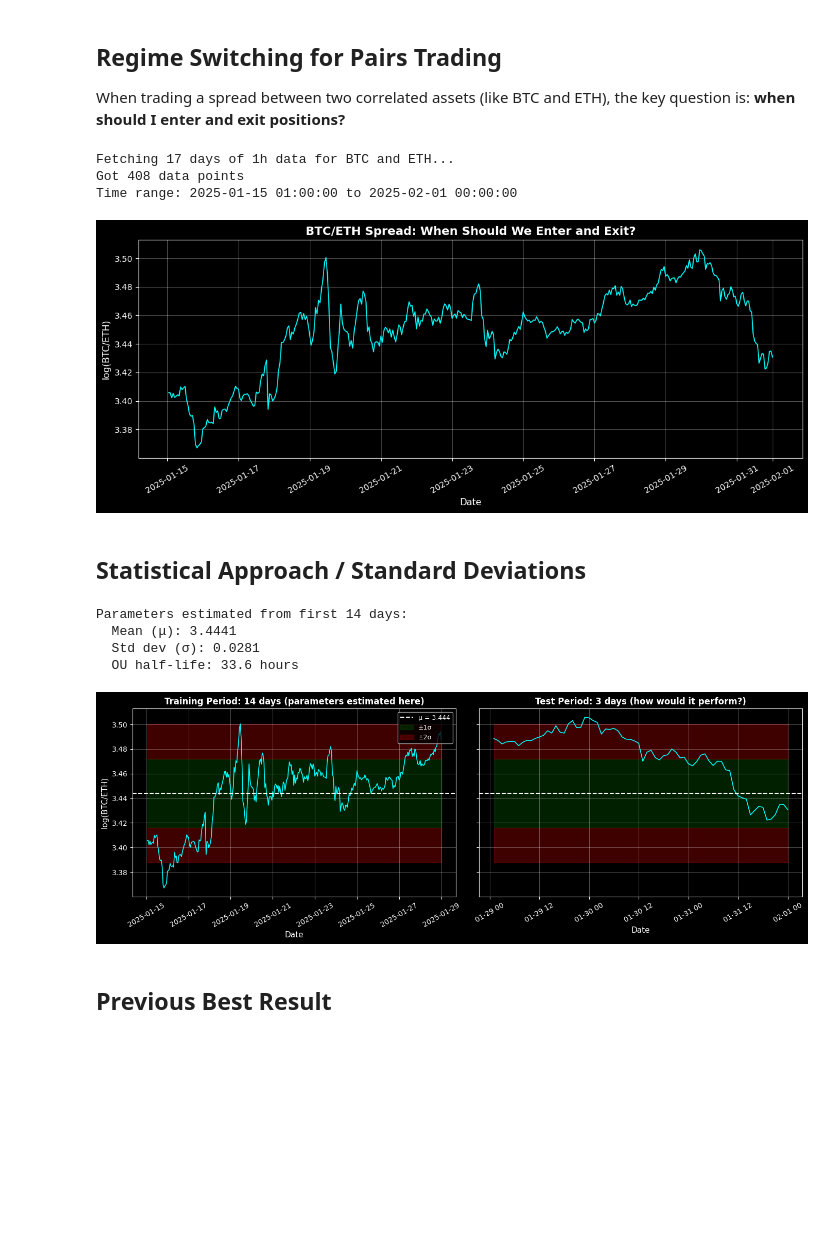
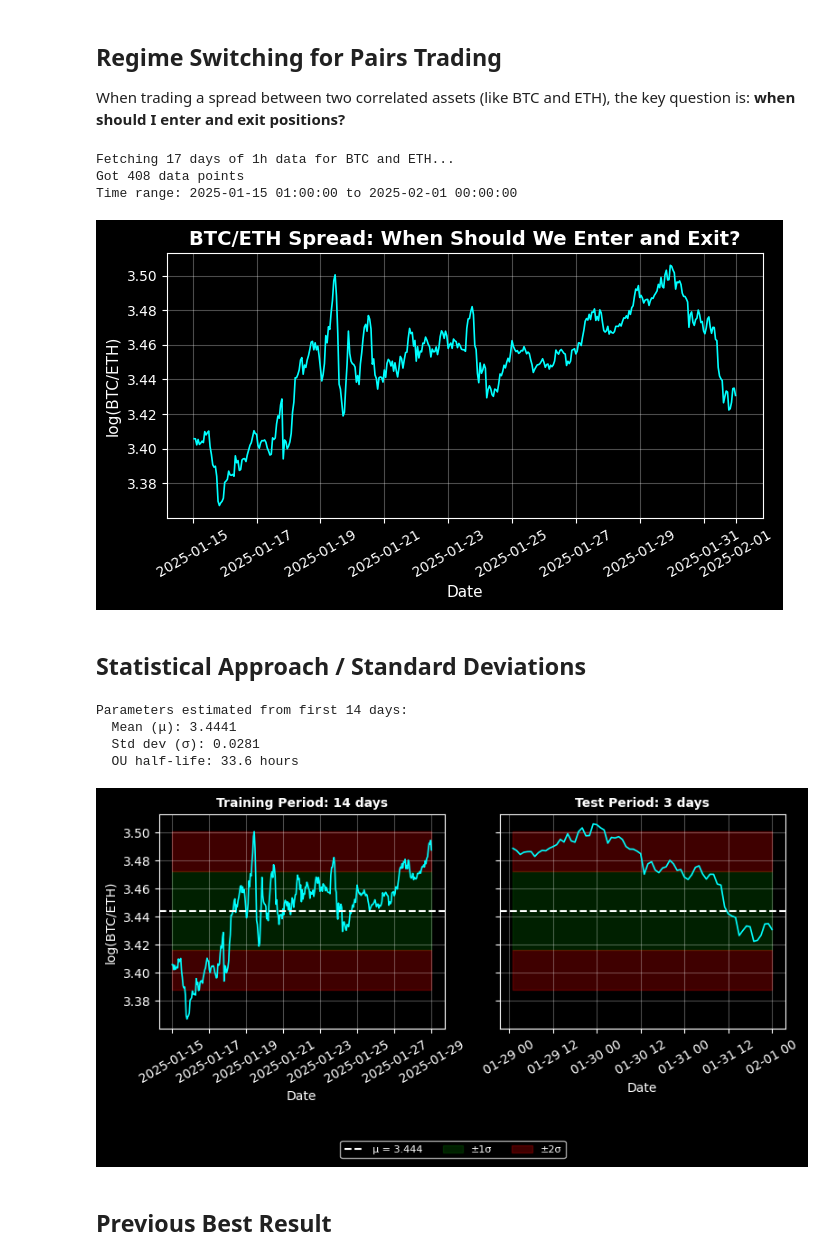
Before and after one commit to ChadThackray/regime-switching-2025, a Jupyter notebook: video.ipynb, the cells around one changed output. Cells and saved outputs as stored; diff of their text form; code cells hidden in the pictures; blank space fills up the shorter version.

Commit message:
Make graph sizes more appropriate

```diff
--- a/video.ipynb
+++ b/video.ipynb
@@ -6,28 +6,28 @@ When trading a spread between two correlated assets (like BTC and ETH), the key
 # %%
 import numpy as np
 import pandas as pd
 import matplotlib.pyplot as plt
 from fetch_data import fetch_btc_eth_history
 from datetime import datetime
 
 # Fetch 17 days of hourly BTC/ETH data
 plt.style.use("dark_background")
 df = fetch_btc_eth_history(days=17, interval="1h", end_time=datetime(2025,2,1))
 
-fig, ax = plt.subplots(figsize=(12, 5))
+fig, ax = plt.subplots(figsize=(7, 4))
 ax.plot(df["open_time"], df["log_ratio"], color="cyan", linewidth=1.2)
 ax.set_xlabel("Date", fontsize=11)
 ax.set_ylabel("log(BTC/ETH)", fontsize=11)
 ax.set_title("BTC/ETH Spread: When Should We Enter and Exit?", fontsize=14, fontweight="bold")
 ax.grid(True, alpha=0.3)
 ax.tick_params(axis='x', rotation=30)
 plt.tight_layout()
 plt.show()
 # %% [output]
 Fetching 17 days of 1h data for BTC and ETH...
 Got 408 data points
 Time range: 2025-01-15 01:00:00 to 2025-02-01 00:00:00
-[figure, old version]
+[figure, new version]
 # %% [markdown]
 ## Statistical Approach / Standard Deviations
 # %%
@@ -55,33 +55,39 @@ print(f"  Std dev (σ): {sigma:.4f}")
 print(f"  OU half-life: {params['half_life']*24:.1f} hours")
 
 # Visualize both periods
-fig, axes = plt.subplots(1, 2, figsize=(14, 5), sharey=True)
+fig, axes = plt.subplots(1, 2, figsize=(8, 4), sharey=True)
+lines = []
 
-for ax, s, t, title in [
-    (axes[0], train_spread, train_times, "Training Period: 14 days (parameters estimated here)"),
-    (axes[1], test_spread, test_times, "Test Period: 3 days (how would it perform?)")
-]:
+for idx, (ax, s, t, title) in enumerate([
+    (axes[0], train_spread, train_times, "Training Period: 14 days"),
+    (axes[1], test_spread, test_times, "Test Period: 3 days")
+]):
     ax.plot(t, s, color="cyan", linewidth=1.2)
-    ax.axhline(mu, color="white", linestyle="--", linewidth=1.5, label=f"μ = {mu:.3f}")
-    ax.fill_between(t, mu - sigma, mu + sigma, color="green", alpha=0.25, label="±1σ")
-    ax.fill_between(t, mu - 2*sigma, mu - sigma, color="red", alpha=0.25, label="±2σ")
+    l1 = ax.axhline(mu, color="white", linestyle="--", linewidth=1.5)
+    l2 = ax.fill_between(t, mu - sigma, mu + sigma, color="green", alpha=0.25)
+    l3 = ax.fill_between(t, mu - 2*sigma, mu - sigma, color="red", alpha=0.25)
     ax.fill_between(t, mu + sigma, mu + 2*sigma, color="red", alpha=0.25)
-    ax.set_xlabel("Date", fontsize=11)
-    ax.set_title(title, fontsize=12, fontweight="bold")
+    ax.set_xlabel("Date", fontsize=10)
+    ax.set_title(title, fontsize=10, fontweight="bold")
     ax.grid(True, alpha=0.3)
     ax.tick_params(axis='x', rotation=30)
 
-axes[0].set_ylabel("log(BTC/ETH)", fontsize=11)
-axes[0].legend(loc="upper right", fontsize=9)
+    if idx == 0:
+        lines = [l1, l2, l3]
 
-plt.tight_layout()
+axes[0].set_ylabel("log(BTC/ETH)", fontsize=10)
+
+# Shared legend below
+fig.legend(lines, [f'μ = {mu:.3f}', '±1σ', '±2σ'],
+           loc='lower center', ncol=3, fontsize=8, bbox_to_anchor=(0.5, -0.05))
+plt.tight_layout(rect=[0, 0.08, 1, 1])
 plt.show()
 # %% [output]
 Parameters estimated from first 14 days:
   Mean (μ): 3.4441
   Std dev (σ): 0.0281
   OU half-life: 33.6 hours
-[figure, old version]
+[figure, new version]
 # %% [markdown]
 ## Previous Best Result
 # %%
```
Also changed, not shown: parts of 6 cells of this notebook.
